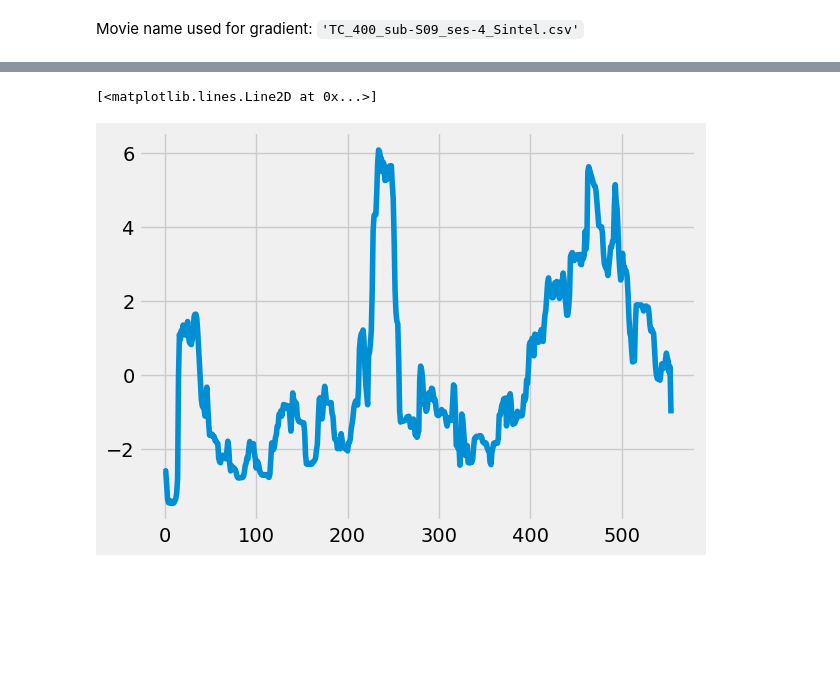
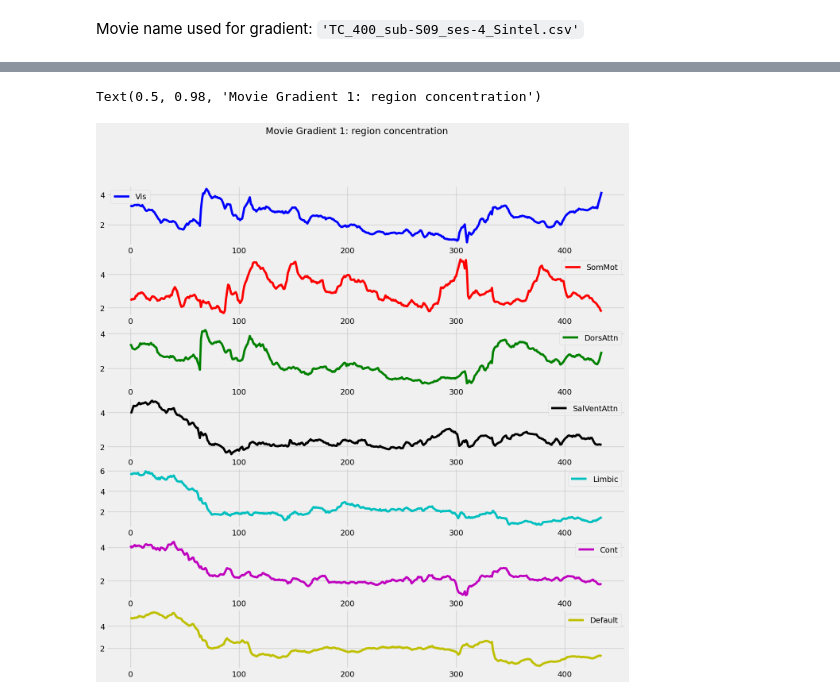
Before and after one commit to MIPLabCH/emoguide_gradients, a Jupyter notebook: fmri-emotion_cohesion.ipynb, the cells around one changed output, grey strips where cells are left out. Saved outputs shown, nothing was run; the diff lists cells and outputs as text; code cells hidden in the pictures; blank space fills up the shorter version.

```diff
--- a/fmri-emotion_cohesion.ipynb
+++ b/fmri-emotion_cohesion.ipynb
@@ -48,7 +47,14 @@ Text(0.5, 0.98, 'Movie Gradient 1: region centroids position shift and concentra
-# %%
-emotion = 'IntenseEmotion'
-emo_series = np.array(emo_df[emo_df.item==emotion]['score'])
-plt.plot(emo_series)
-# %% [output]
-[<matplotlib.lines.Line2D at 0x...>]
-[figure, removed]
+# %%
+n = len(mri_df.partial_region.unique())
+fig, ax = plt.subplots(n,1,figsize=(15,15))
+grad_idx = 0
+for idx, R in enumerate(mri_df.partial_region.unique()):
+    y = np.abs(G_movie[:,index2region[R]]).std(axis=1)[:,grad_idx]
+    x = np.arange(len(y))
+    ax[idx].plot(x,y, color=PALETTE[idx], label=R)
+    ax[idx].legend()
+    # ax[idx].set_ylim(0, 30)
+plt.suptitle("Movie Gradient {}: region concentration".format(grad_idx + 1))
+# %% [output]
+Text(0.5, 0.98, 'Movie Gradient 1: region concentration')
+[figure, added]
```
Also changed, not shown: parts of 18 cells of this notebook, 3 other files.
